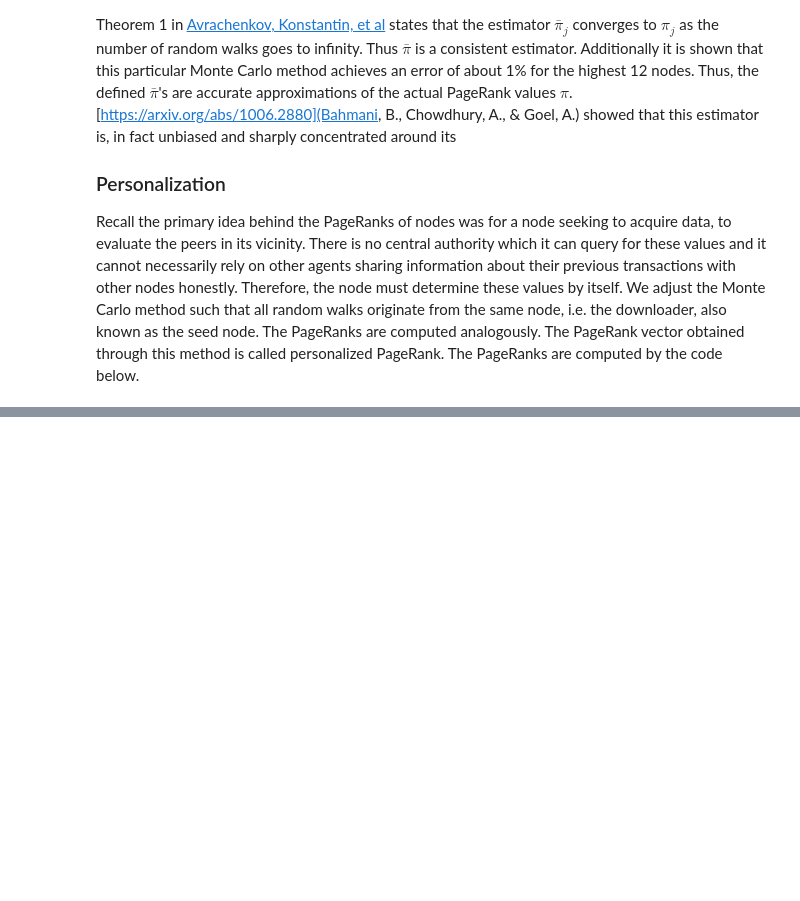
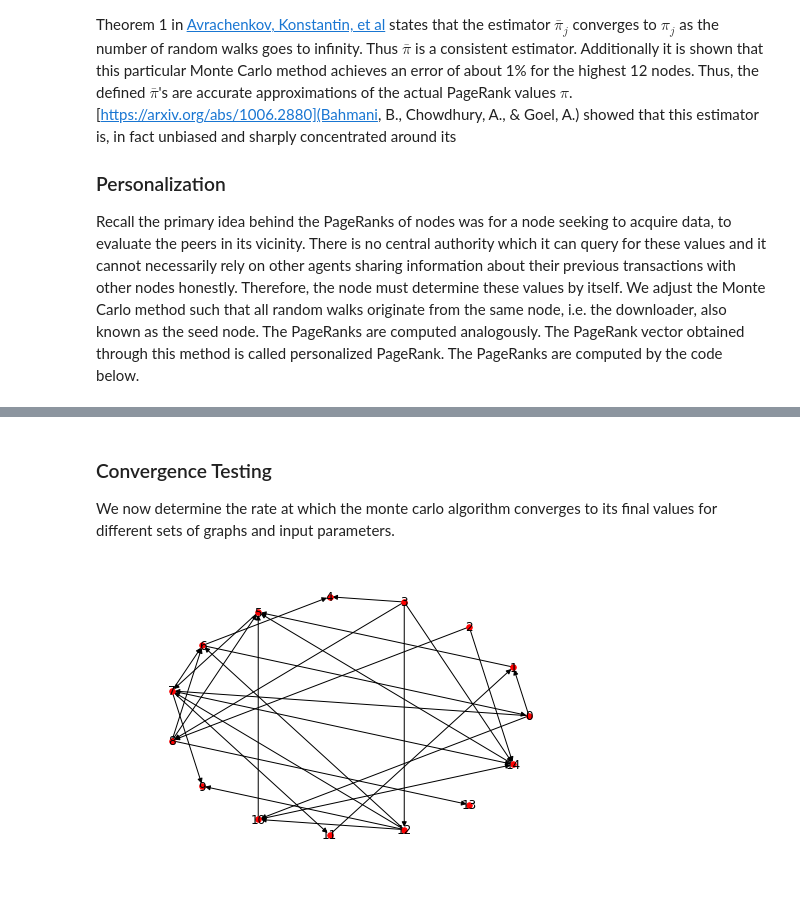
Before and after one commit to Tribler/incremental-pagerank, a Jupyter notebook: Report.ipynb, the cells around one changed output, grey strips where cells are left out. Cells and saved outputs as stored; diff of their text form; code cells hidden in the pictures; blank space fills up the shorter version.

```diff
--- a/Report.ipynb
+++ b/Report.ipynb
@@ -133,7 +133,7 @@ class IncrementalPersonalizedPageRank2(object):
     Usually, the page ranks in a network are computed using an iterative procedure called the power iteration.
     In this class the page ranks are computed using the monte carlo method, whereby a number of random walks
     originate from the seed node and walk along the edges through the graph. They jump back
-    to the seed node with a given probability at every step aat which point the walk is terminated.
+    to the seed node with a given probability at every step, at which point the walk is terminated.
     If a random walk reaches a "dangling node", i.e. a node with no outgoing edges it is reset as well.
     A vector of visit times is computed containing the number of times the random walk passes through the individual
     nodes and the page rank is given by the visit times divided by the accumulated visit times of all nodes in the
@@ -249,0 +499,35 @@ Seeing as the harmonic series is bounded from above by the natural logarithm, we
+# %% [markdown]
+### Convergence Testing
+
+We now determine the rate at which the monte carlo algorithm converges to its final values for different sets of graphs and input parameters.
+# %%
+from __future__ import division
+import networkx as nx
+import random
+import matplotlib.pyplot as plt
+import matplotlib.patches as mpatches
+from Page_Rank import IncrementalPersonalizedPageRank
+from Page_Rank2 import IncrementalPersonalizedPageRank2
+import numpy as np
+
+random.seed(1)
+graph = nx.DiGraph()
+number_of_nodes = random.randint(2, 100)
+nodes = range(number_of_nodes)
+graph.add_nodes_from(nodes)
+number_of_random_walks = 10
+random_walk_length = 5
+difference = list()
+
+for _ in range(2 * number_of_nodes):
+    node_1 = random.choice(list(graph.nodes))
+    node_2 = random.choice(list(set(graph.nodes) - {node_1}))
+    if graph.has_edge(node_1, node_2) or graph.has_edge(node_2, node_1):
+        continue
+    else:
+        weight = random.randint(0, 10)
+        graph.add_weighted_edges_from([(node_1, node_2, weight)])
+nx.draw_circular(graph, node_size=30, with_labels=True)
+plt.show()
+# %% [output]
+[figure, added]
```
Also changed, not shown: parts of 4 cells of this notebook.
